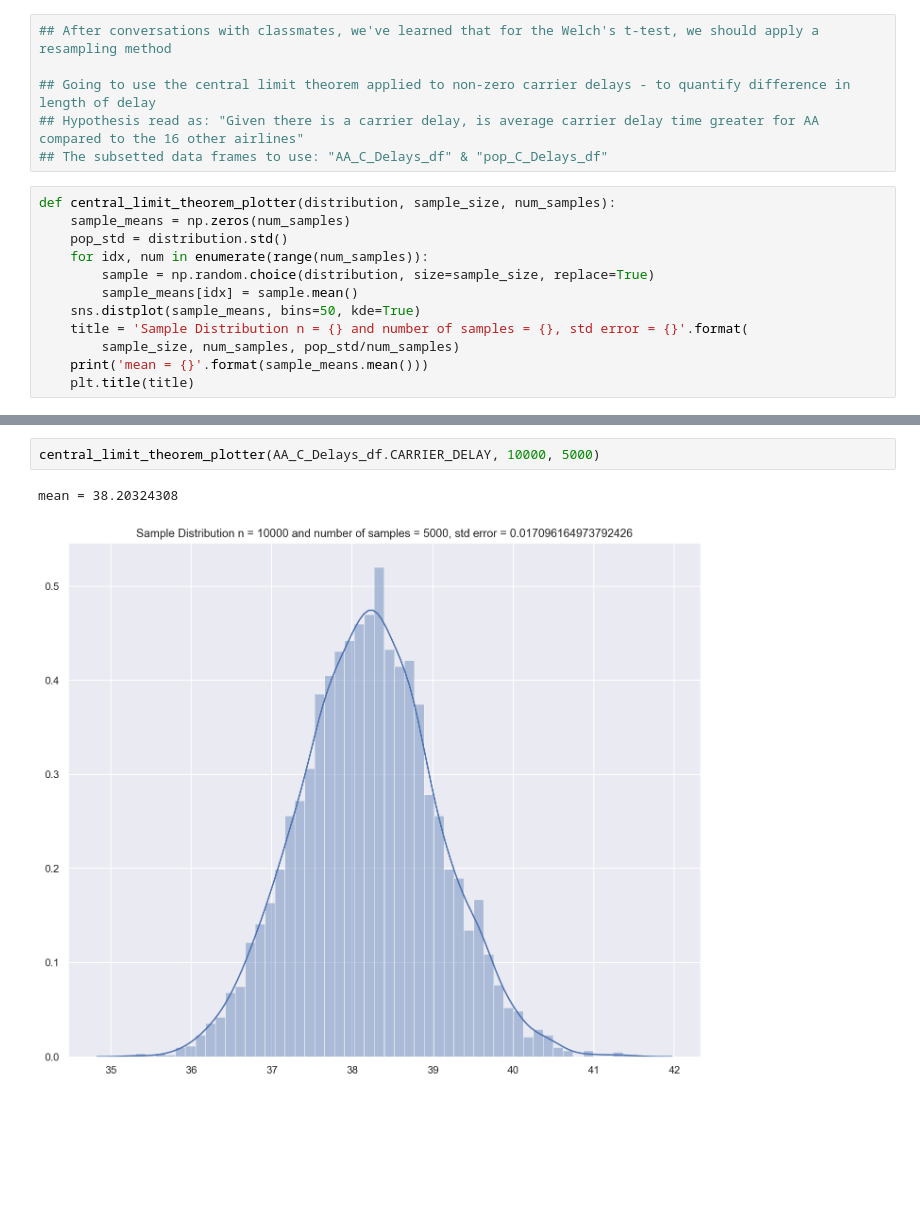
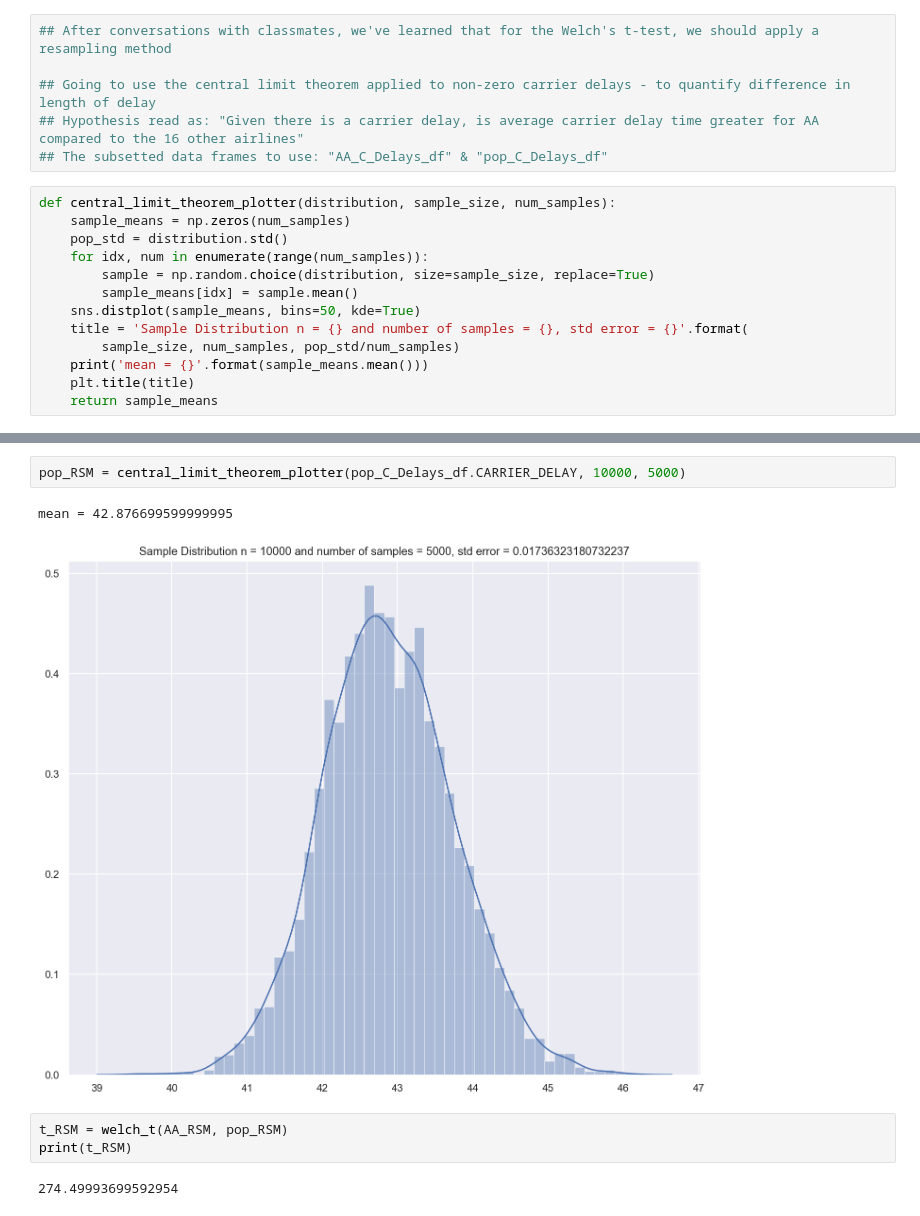
Before and after one commit to Mcllstr/Project_3_T_Testing, a Jupyter notebook: Prelim_Exploration_NJ.ipynb, the cells around one changed output, grey strips where cells are left out. Saved outputs shown, nothing was run; the diff lists cells and outputs as text; blank space fills up the shorter version.

```diff
--- a/Prelim_Exploration_NJ.ipynb
+++ b/Prelim_Exploration_NJ.ipynb
@@ -336,3 +343,4 @@ def central_limit_theorem_plotter(distribution, sample_size, num_samples):
         sample_size, num_samples, pop_std/num_samples)
     print('mean = {}'.format(sample_means.mean()))
     plt.title(title)
+    return sample_means
@@ -339,5 +352,10 @@ def central_limit_theorem_plotter(distribution, sample_size, num_samples):
 # %%
-central_limit_theorem_plotter(AA_C_Delays_df.CARRIER_DELAY, 10000, 5000)
+pop_RSM = central_limit_theorem_plotter(pop_C_Delays_df.CARRIER_DELAY, 10000, 5000)
 # %% [output]
-mean = 38.20324308
+mean = 42.876699599999995
-[figure, old version]
+[figure, new version]
+# %%
+t_RSM = welch_t(AA_RSM, pop_RSM)
+print(t_RSM)
+# %% [output]
+274.49993699592954
```
Also changed, not shown: parts of 26 cells of this notebook.
